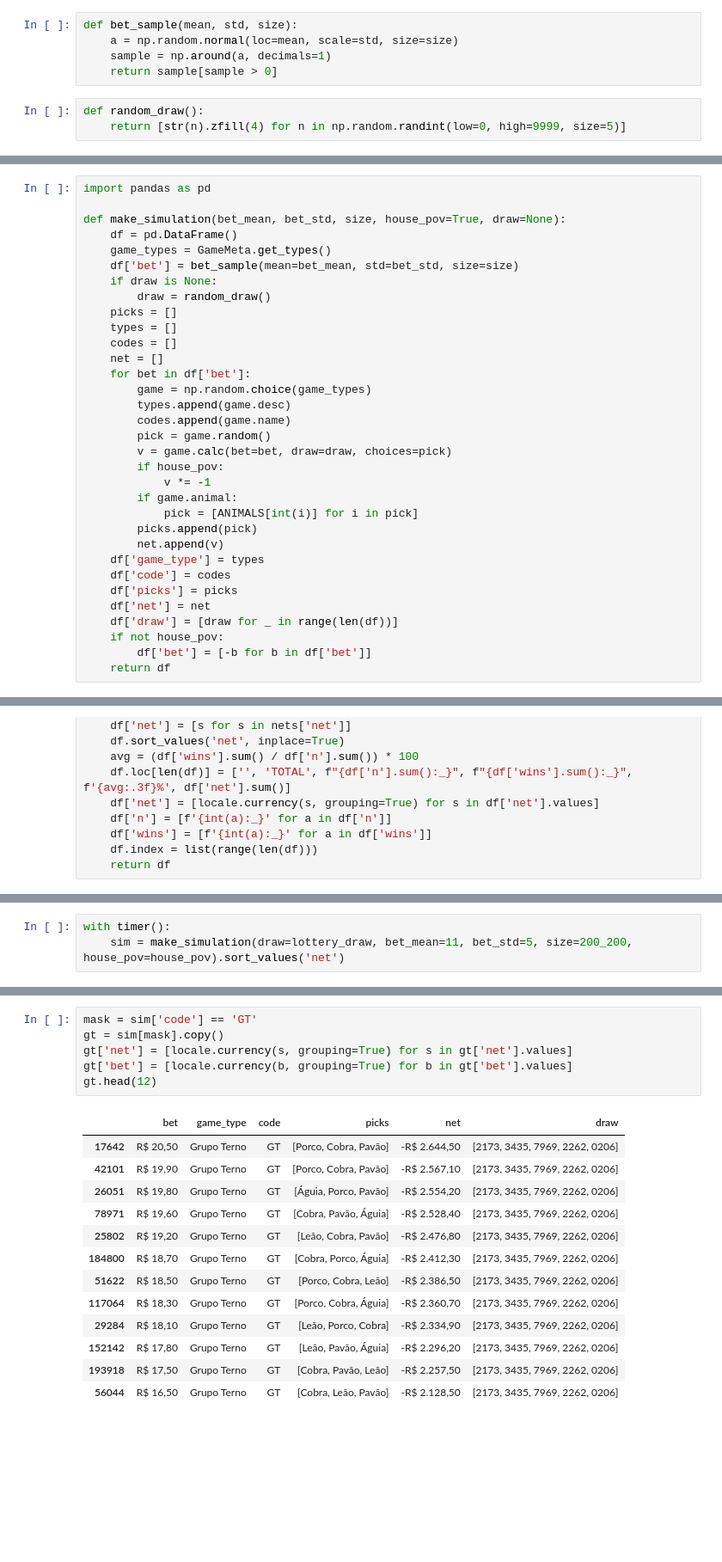
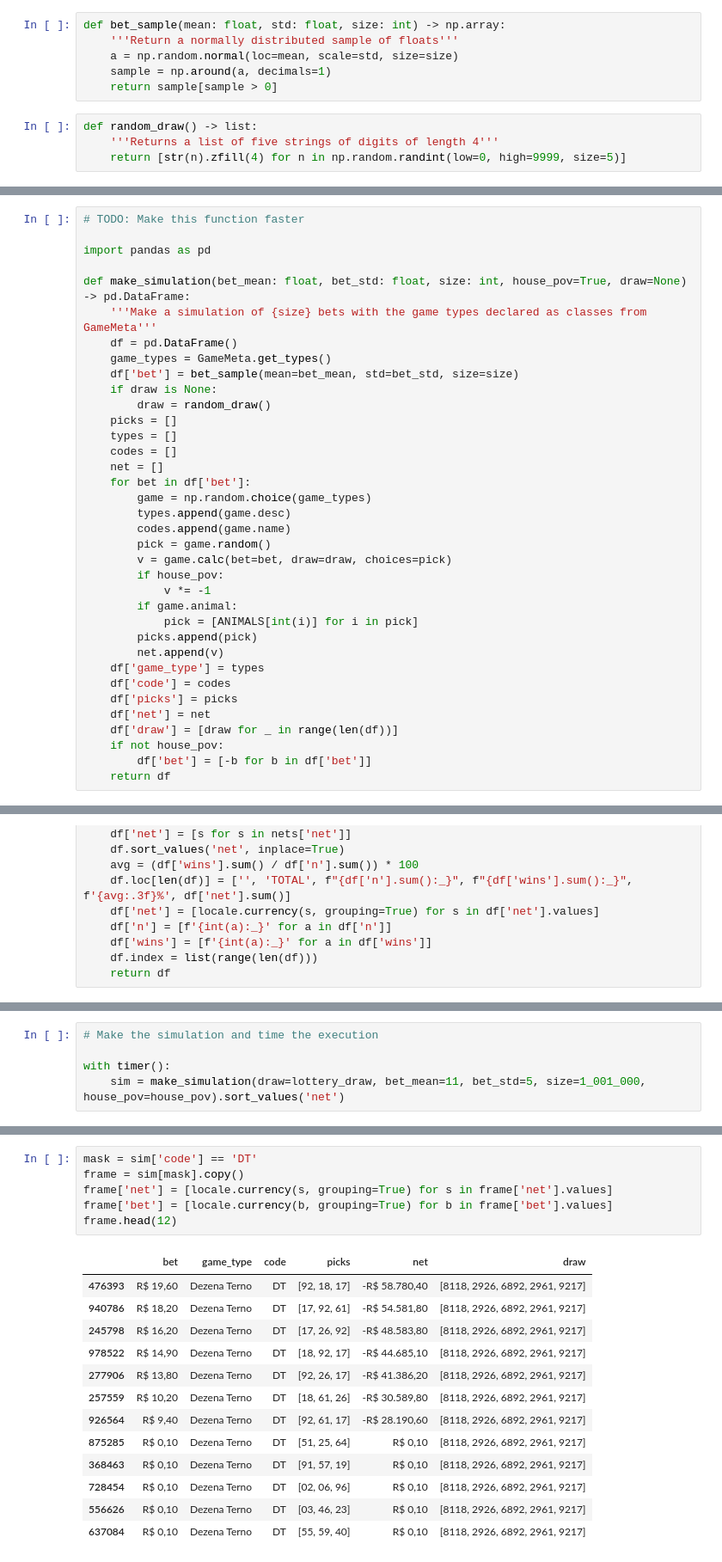
Before and after one commit to RoJac88/metaclass-animal-game, a Jupyter notebook: meta-animals.ipynb, the cells around one changed output, grey strips where cells are left out. Shown at 86% size. Drawn from its saved outputs; the diff is of its cells as text; blank space fills up the shorter version.

```diff
--- a/meta-animals.ipynb
+++ b/meta-animals.ipynb
@@ -294,10 +295,12 @@ class MS(metaclass=GameMeta):
 #    match_order = True
 #    prize = 1200.0
 # %%
-def bet_sample(mean, std, size):
+def bet_sample(mean: float, std: float, size: int) -> np.array:
+    '''Return a normally distributed sample of floats'''
     a = np.random.normal(loc=mean, scale=std, size=size)
     sample = np.around(a, decimals=1)
     return sample[sample > 0]
 # %%
-def random_draw():
+def random_draw() -> list:
+    '''Returns a list of five strings of digits of length 4'''
     return [str(n).zfill(4) for n in np.random.randint(low=0, high=9999, size=5)]
@@ -306,7 +312,10 @@ house_pov = True
 # %%
+# TODO: Make this function faster
+
 import pandas as pd
 
-def make_simulation(bet_mean, bet_std, size, house_pov=True, draw=None):
+def make_simulation(bet_mean: float, bet_std: float, size: int, house_pov=True, draw=None) -> pd.DataFrame:
+    '''Make a simulation of {size} bets with the game types declared as classes from GameMeta'''
     df = pd.DataFrame()
     game_types = GameMeta.get_types()
     df['bet'] = bet_sample(mean=bet_mean, std=bet_std, size=size)
@@ -385,4 +398,6 @@ lottery_draw
 # %%
+# Make the simulation and time the execution
+
 with timer():
-    sim = make_simulation(draw=lottery_draw, bet_mean=11, bet_std=5, size=200_200, house_pov=house_pov).sort_values('net')
+    sim = make_simulation(draw=lottery_draw, bet_mean=11, bet_std=5, size=1_001_000, house_pov=house_pov).sort_values('net')
 # %% [output]
@@ -443,23 +468,23 @@ games
 # %%
-mask = sim['code'] == 'GT'
-gt = sim[mask].copy()
-gt['net'] = [locale.currency(s, grouping=True) for s in gt['net'].values]
-gt['bet'] = [locale.currency(b, grouping=True) for b in gt['bet'].values]
-gt.head(12)
+mask = sim['code'] == 'DT'
+frame = sim[mask].copy()
+frame['net'] = [locale.currency(s, grouping=True) for s in frame['net'].values]
+frame['bet'] = [locale.currency(b, grouping=True) for b in frame['bet'].values]
+frame.head(12)
 # %% [output]
 |  | bet | game_type | code | picks | net | draw |
-| 17642 | R$ 20,50 | Grupo Terno | GT | [Porco, Cobra, Pavão] | -R$ 2.644,50 | [2173, 3435, 7969, 2262, 0206] |
-| 42101 | R$ 19,90 | Grupo Terno | GT | [Porco, Cobra, Pavão] | -R$ 2.567,10 | [2173, 3435, 7969, 2262, 0206] |
-| 26051 | R$ 19,80 | Grupo Terno | GT | [Águia, Porco, Pavão] | -R$ 2.554,20 | [2173, 3435, 7969, 2262, 0206] |
-| 78971 | R$ 19,60 | Grupo Terno | GT | [Cobra, Pavão, Águia] | -R$ 2.528,40 | [2173, 3435, 7969, 2262, 0206] |
-| 25802 | R$ 19,20 | Grupo Terno | GT | [Leão, Cobra, Pavão] | -R$ 2.476,80 | [2173, 3435, 7969, 2262, 0206] |
-| 184800 | R$ 18,70 | Grupo Terno | GT | [Cobra, Porco, Águia] | -R$ 2.412,30 | [2173, 3435, 7969, 2262, 0206] |
-| 51622 | R$ 18,50 | Grupo Terno | GT | [Porco, Cobra, Leão] | -R$ 2.386,50 | [2173, 3435, 7969, 2262, 0206] |
-| 117064 | R$ 18,30 | Grupo Terno | GT | [Porco, Cobra, Águia] | -R$ 2.360,70 | [2173, 3435, 7969, 2262, 0206] |
-| 29284 | R$ 18,10 | Grupo Terno | GT | [Leão, Porco, Cobra] | -R$ 2.334,90 | [2173, 3435, 7969, 2262, 0206] |
-| 152142 | R$ 17,80 | Grupo Terno | GT | [Leão, Pavão, Águia] | -R$ 2.296,20 | [2173, 3435, 7969, 2262, 0206] |
-| 193918 | R$ 17,50 | Grupo Terno | GT | [Cobra, Pavão, Leão] | -R$ 2.257,50 | [2173, 3435, 7969, 2262, 0206] |
-| 56044 | R$ 16,50 | Grupo Terno | GT | [Cobra, Leão, Pavão] | -R$ 2.128,50 | [2173, 3435, 7969, 2262, 0206] |
+| 476393 | R$ 19,60 | Dezena Terno | DT | [92, 18, 17] | -R$ 58.780,40 | [8118, 2926, 6892, 2961, 9217] |
+| 940786 | R$ 18,20 | Dezena Terno | DT | [17, 92, 61] | -R$ 54.581,80 | [8118, 2926, 6892, 2961, 9217] |
+| 245798 | R$ 16,20 | Dezena Terno | DT | [17, 26, 92] | -R$ 48.583,80 | [8118, 2926, 6892, 2961, 9217] |
+| 978522 | R$ 14,90 | Dezena Terno | DT | [18, 92, 17] | -R$ 44.685,10 | [8118, 2926, 6892, 2961, 9217] |
+| 277906 | R$ 13,80 | Dezena Terno | DT | [92, 26, 17] | -R$ 41.386,20 | [8118, 2926, 6892, 2961, 9217] |
+| 257559 | R$ 10,20 | Dezena Terno | DT | [18, 61, 26] | -R$ 30.589,80 | [8118, 2926, 6892, 2961, 9217] |
+| 926564 | R$ 9,40 | Dezena Terno | DT | [92, 61, 17] | -R$ 28.190,60 | [8118, 2926, 6892, 2961, 9217] |
+| 875285 | R$ 0,10 | Dezena Terno | DT | [51, 25, 64] | R$ 0,10 | [8118, 2926, 6892, 2961, 9217] |
+| 368463 | R$ 0,10 | Dezena Terno | DT | [91, 57, 19] | R$ 0,10 | [8118, 2926, 6892, 2961, 9217] |
+| 728454 | R$ 0,10 | Dezena Terno | DT | [02, 06, 96] | R$ 0,10 | [8118, 2926, 6892, 2961, 9217] |
+| 556626 | R$ 0,10 | Dezena Terno | DT | [03, 46, 23] | R$ 0,10 | [8118, 2926, 6892, 2961, 9217] |
+| 637084 | R$ 0,10 | Dezena Terno | DT | [55, 59, 40] | R$ 0,10 | [8118, 2926, 6892, 2961, 9217] |
 # %%
 animal_names
 # %% [output]
```
Also changed, not shown: parts of 18 cells of this notebook.
